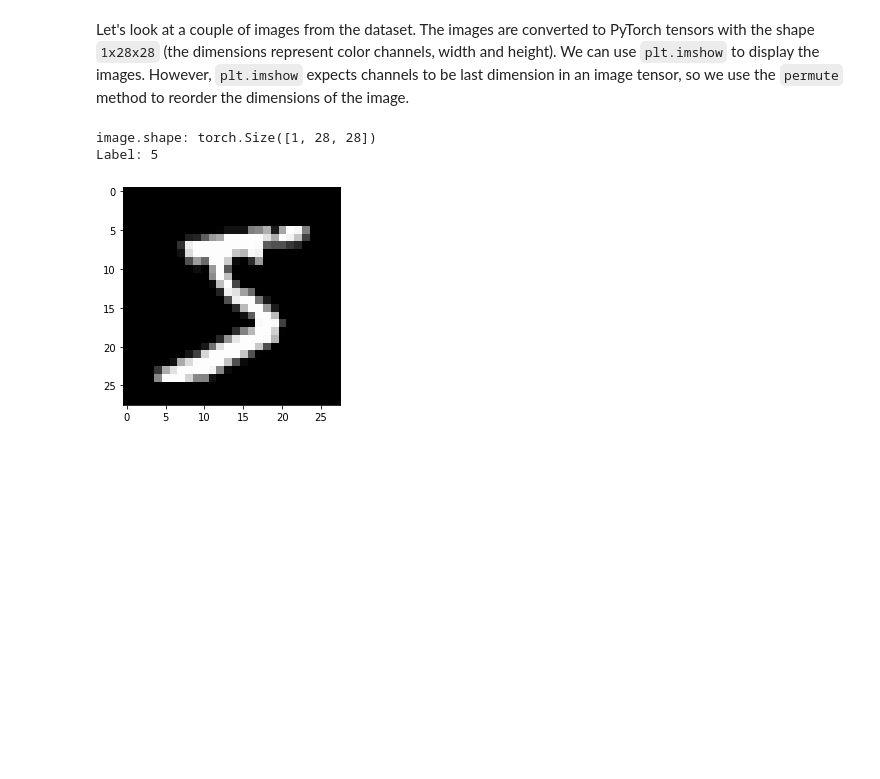
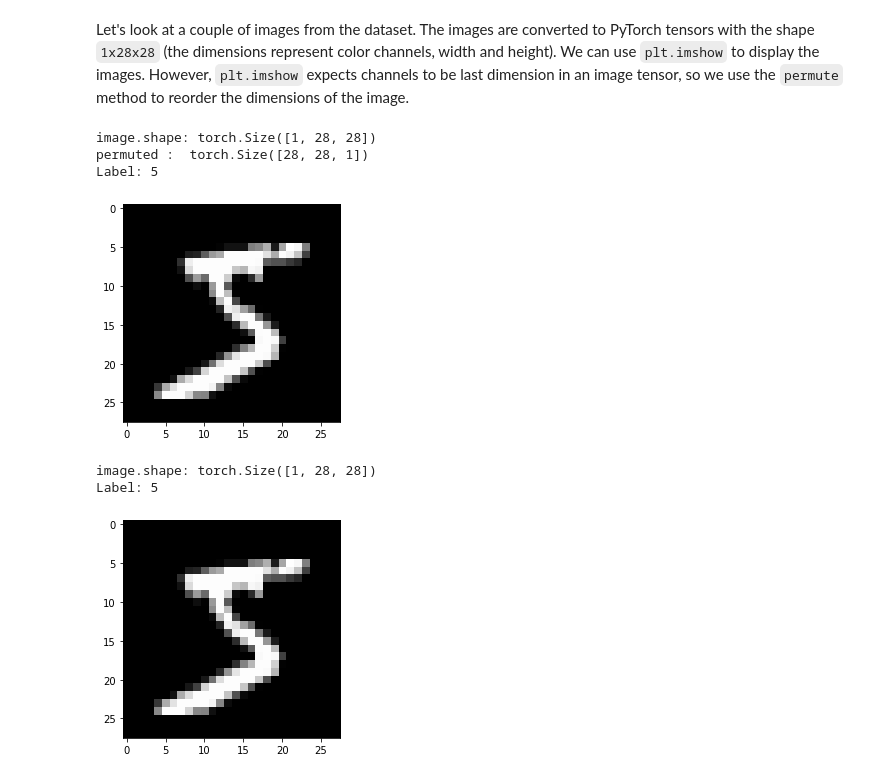
Before and after one commit to nikhilCad/jovianDeepLearningPyTorch, a Jupyter notebook: L3/04_feedforward_nn.ipynb, the cells around one changed output. Saved outputs shown, nothing was run; the diff lists cells and outputs as text; code cells hidden in the pictures; blank space fills up the shorter version.

```diff
--- a/L3/04_feedforward_nn.ipynb
+++ b/L3/04_feedforward_nn.ipynb
@@ -108,5 +54,16 @@ Done!
 # %% [markdown]
 Let's look at a couple of images from the dataset. The images are converted to PyTorch tensors with the shape `1x28x28` (the dimensions represent color channels, width and height). We can use `plt.imshow` to display the images. However, `plt.imshow` expects channels to be last dimension in an image tensor, so we use the `permute` method to reorder the dimensions of the image.
+# %%
+image, label = dataset[0]
+print('image.shape:', image.shape)
+print("permuted : ",image.permute(1, 2, 0).shape)
+plt.imshow(image[0], cmap='gray')#skip last dimension to fix error
+print('Label:', label)
+# %% [output]
+image.shape: torch.Size([1, 28, 28])
+permuted :  torch.Size([28, 28, 1])
+Label: 5
+[figure, added]
 # %%
 image, label = dataset[0]
 print('image.shape:', image.shape)
```
Also changed, not shown: parts of 39 cells of this notebook.
